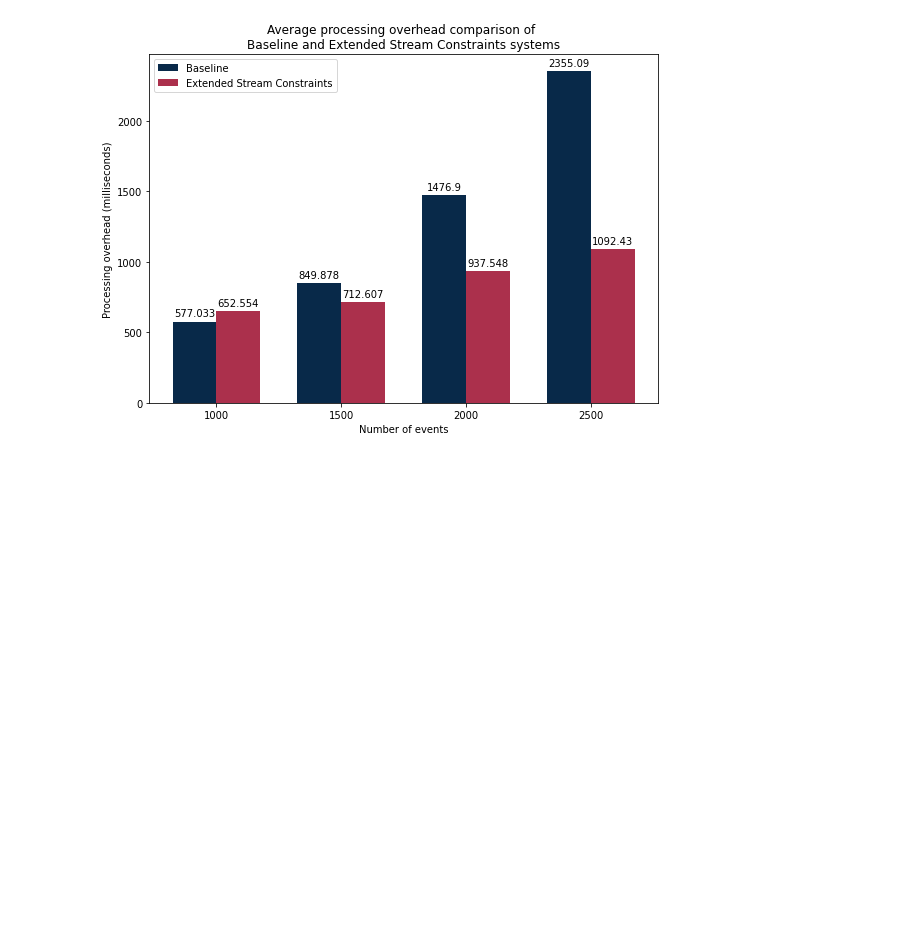
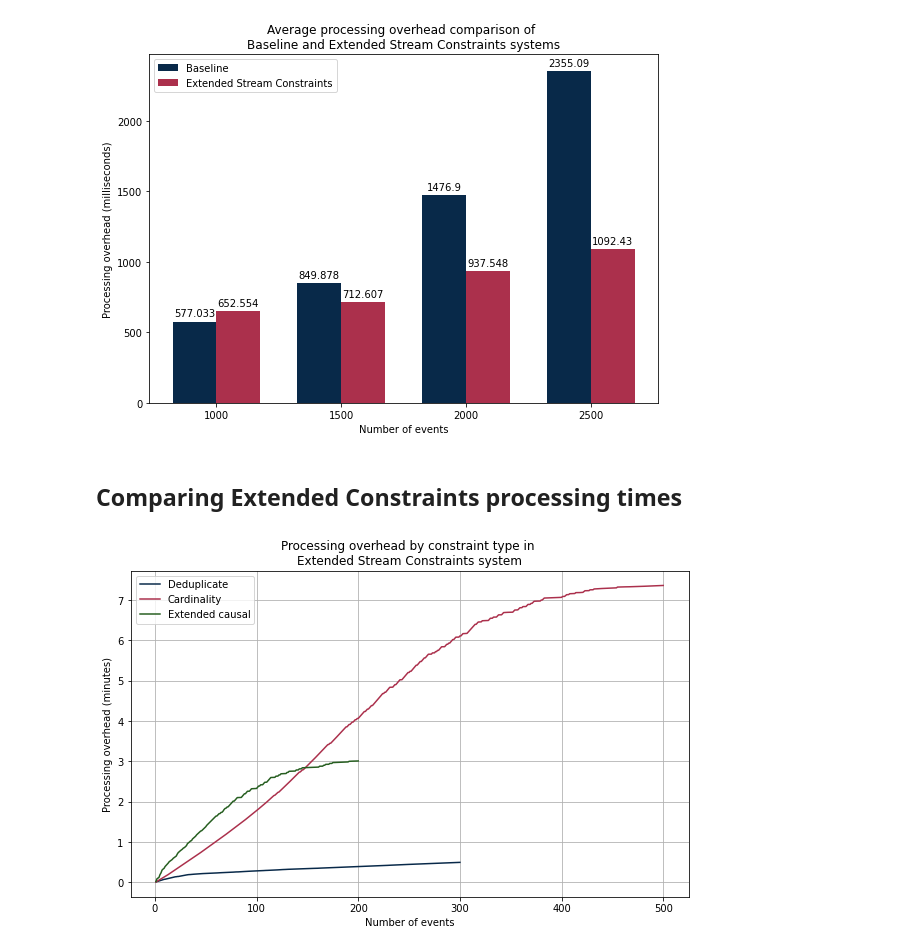
Before and after one commit to amritaramnauth/stream-constraints, a Jupyter notebook: experiments-analysis/extended-events-analysis.ipynb, the cells around one changed output. Cells and saved outputs as stored; diff of their text form; code cells hidden in the pictures; blank space fills up the shorter version.

Commit message:
update experiment analysis: extended constraint comparison

```diff
--- a/experiments-analysis/extended-events-analysis.ipynb
+++ b/experiments-analysis/extended-events-analysis.ipynb
@@ -259,3 +257,38 @@ plt.show()
 fig.savefig("baseline-constrained-overhead.pdf")
 # %% [output]
 [figure]
+# %% [markdown]
+## Comparing Extended Constraints processing times
+# %%
+def cumulative_overhead_to_minutes(processed_events, eventType):
+    constrained_events = list(filter(lambda x: x[3] == eventType, processed_events))
+    constrained_diffs =  list(map(lambda x: (int(x[2]) - int(x[1]))/1000.0, constrained_events)) # to seconds
+    cumulative_diffs = [math.fsum(constrained_diffs[:i+1]) for i in range(len(constrained_diffs))]
+    rounded_cumulative_diffs = list(map(lambda x: round(x/60.0,3), cumulative_diffs)) # to minutes
+    return rounded_cumulative_diffs
+# %%
+fig = plt.figure(figsize =(10, 6))
+
+duplicates_1000_y = cumulative_overhead_to_minutes(processed_events_1000_constrained_list, "InsuranceQuoteRequestEvent")
+duplicates_1000_x = list(range(1,len(duplicates_1000_y)+1))
+
+limit_1000_y = cumulative_overhead_to_minutes(processed_events_1000_constrained_list, "UpdatePolicyEvent")
+limit_1000_x = list(range(1,len(limit_1000_y)+1))
+
+causal_1000_y = cumulative_overhead_to_minutes(processed_events_1000_constrained_list, "DeletePolicyEvent")
+causal_1000_x = list(range(1,len(causal_1000_y)+1))
+
+plt.plot(duplicates_1000_x, duplicates_1000_y, label="Deduplicate", color="#082949")
+plt.plot(limit_1000_x, limit_1000_y, label="Cardinality", color="#ab304c")
+plt.plot(causal_1000_x, causal_1000_y, label="Extended causal", color="#265E20")
+
+plt.legend(loc="best")
+plt.xlabel("Number of events")
+plt.ylabel("Processing overhead (minutes)")
+plt.grid(True)
+plt.title("Processing overhead by constraint type in \nExtended Stream Constraints system")
+plt.show()
+
+fig.savefig("constrained-overhead-by-constraint-1000.pdf")
+# %% [output]
+[figure, added]
```
Also changed, not shown: parts of 1 cell of this notebook, 9 other files.
